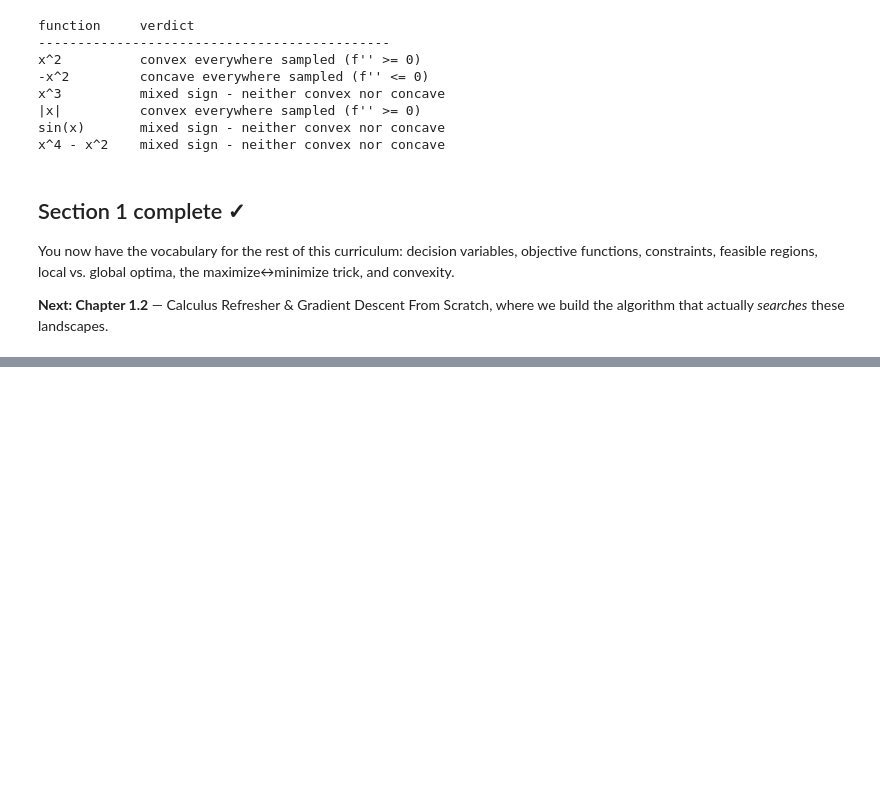
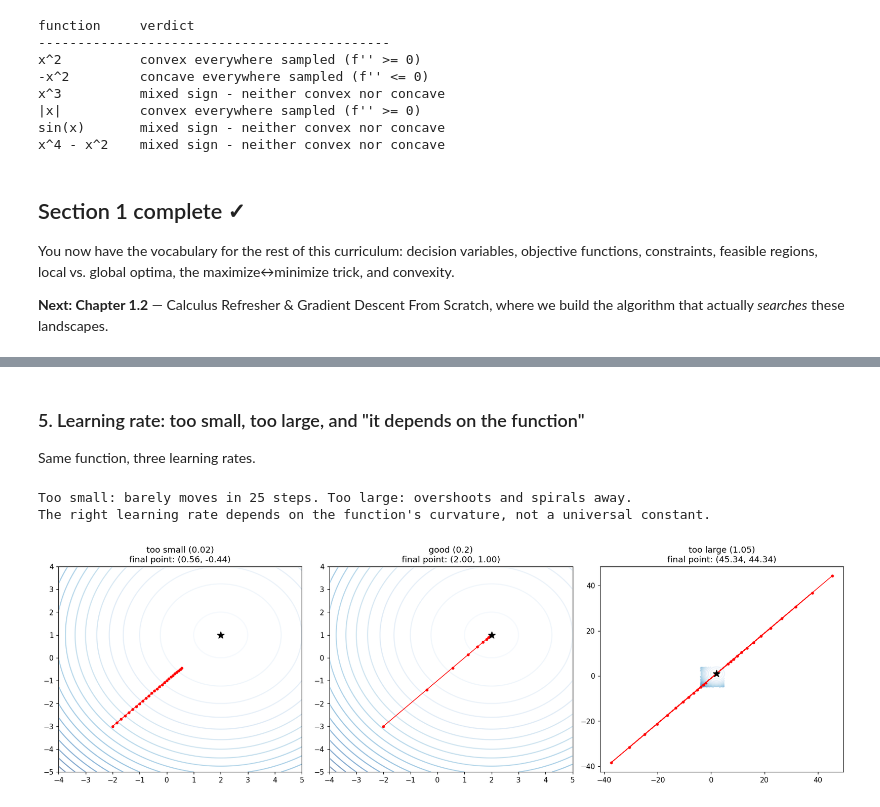
Before and after one commit to Pushkar0997/optimization-to-qubo, a Jupyter notebook: 01-foundations/01_foundations.ipynb, the cells around one changed output, grey strips where cells are left out. Drawn from its saved outputs; the diff is of its cells as text; code cells hidden in the pictures; blank space fills up the shorter version.

```diff
--- a/01-foundations/01_foundations.ipynb
+++ b/01-foundations/01_foundations.ipynb
@@ -295,0 +448,24 @@ You now have the vocabulary for the rest of this curriculum: decision variables,
+# %% [markdown]
+### 5. Learning rate: too small, too large, and "it depends on the function"
+
+Same function, three learning rates.
+# %%
+learning_rates = {'too small (0.02)': 0.02, 'good (0.2)': 0.2, 'too large (1.05)': 1.05}
+
+fig, axes = plt.subplots(1, 3, figsize=(16, 5))
+for ax, (label, lr) in zip(axes, learning_rates.items()):
+    p = gradient_descent(grad_h, start=(-2, -3), learning_rate=lr, n_steps=25)
+    ax.contour(xx, yy, zz, levels=20, cmap='Blues', alpha=0.5)
+    ax.plot(p[:, 0], p[:, 1], 'o-', color='red', markersize=3, linewidth=1)
+    ax.scatter([2], [1], color='black', marker='*', s=100, zorder=5)
+    ax.set_title(f'{label}\nfinal point: ({p[-1,0]:.2f}, {p[-1,1]:.2f})')
+
+plt.tight_layout()
+plt.show()
+
+print("Too small: barely moves in 25 steps. Too large: overshoots and spirals away.")
+print("The right learning rate depends on the function's curvature, not a universal constant.")
+# %% [output]
+Too small: barely moves in 25 steps. Too large: overshoots and spirals away.
+The right learning rate depends on the function's curvature, not a universal constant.
+[figure, added]
```
Also changed, not shown: parts of 21 cells of this notebook.
